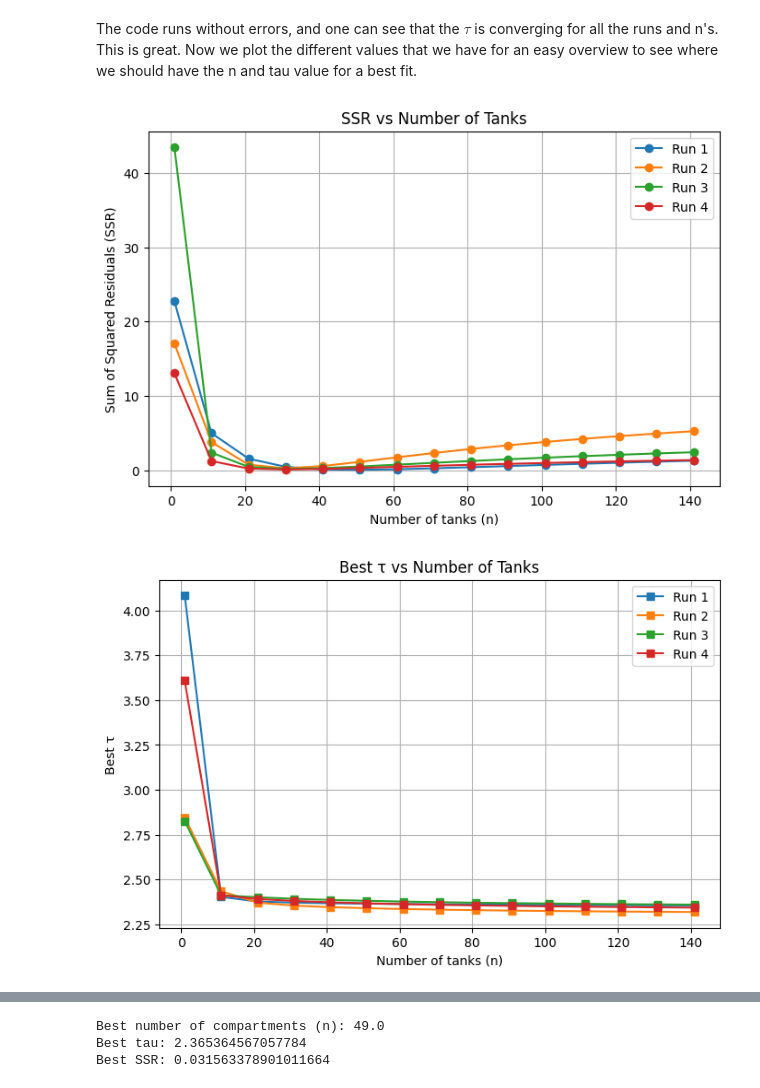
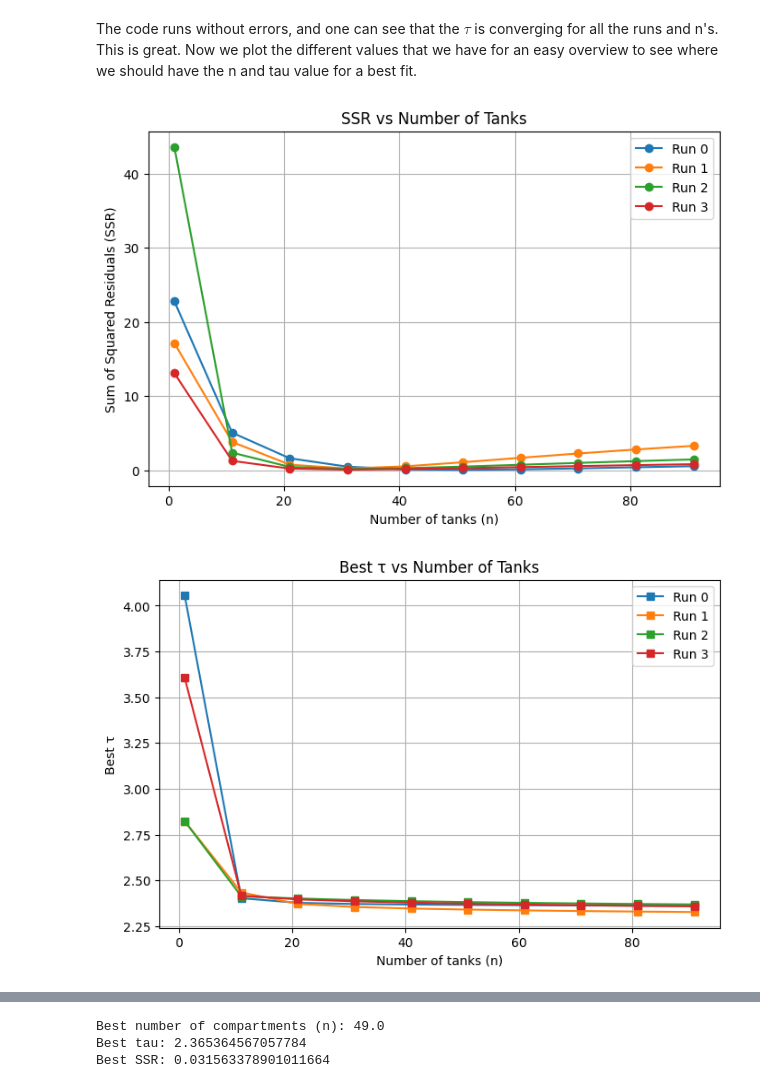
Before and after one commit to MalleBallen/Torgrim-og-Malvin-Gruppeprosjekt, a Jupyter notebook: project3/Project 3_final.ipynb, the cells around one changed output, grey strips where cells are left out. Cells and saved outputs as stored; diff of their text form; code cells hidden in the pictures.

```diff
--- a/project3/Project 3_final.ipynb
+++ b/project3/Project 3_final.ipynb
@@ -308,6 +498,17 @@ import numpy as np
 import matplotlib.pyplot as plt
 
 def read_file(filepath, printing=False):
+    """Read CSV with 'Time' and 'Concentration'. Optionally print estimated flow q (L/min).
+    Parameters
+    ----------
+    filepath : str
+        Path to the CSV file.
+        printing : bool
+
+    Returns:
+    times: times in the file
+    concentrations_out: concentration recordings in the file, corresponding to the times
+    """
 
     data = pd.read_csv(filepath)
     M_inj = 83.333 #grams
@@ -315,11 +516,10 @@ def read_file(filepath, printing=False):
     times = np.array(data['Time'])
     concentrations_out = np.array(data['Concentration'])
 
-    area_under_curve = np.trapezoid(concentrations_out, times)
-
-    q_estimate = M_inj / area_under_curve * 60 /1000  # Convert to L/min
     if printing:
-        print(f"Estimated flow rate q: {q_estimate} L/min")
+        area_under_curve = np.trapezoid(concentrations_out, times)
+        q_estimate = M_inj / area_under_curve * 60 /1000  # Convert to L/min
+        print(f"Estimated flow rate q ≈ {round(q_estimate, 3)} L/min")
     return times, concentrations_out
 
 
@@ -480,7 +681,7 @@ def ssr_derivative(n=3,
         tau: Residence time parameter.
         delta_tau: Small increment for numerical derivative.
         method: ODE solver method ("euler", "rk2", "rk4").
-        h): Time step size for ODE solver.
+        h: Time step size for ODE solver.
         t_init: Initial time.
         t_final: Final time.
         c_in_func (function): Concentration profile function of injection.
@@ -612,7 +813,7 @@ def find_best_n(h=0.02,
                 c_in_func=rect_1s,
                 method= "rk4",
                 filepath=r'data\healthy_rect_1s.csv',
-                n_values=range(1, 150, 10),
+                n_values=range(1, 100, 10),
                 show_err=True):
 
     results = []
@@ -637,11 +838,9 @@ We then run through for some of the different data that we have.
 # %%
 
 best10 = [
-    find_best_n(),
-    find_best_n(t_final=10.0, c_in_func=biphasic, filepath=r'data\healthy_biphasic.csv'),
-    find_best_n(t_final=10.0, c_in_func=rect_3s, filepath=r'data\healthy_rect_3s.csv'),
-    find_best_n(t_final=10.0, c_in_func=ramp_2s, filepath=r'data\healthy_ramp_2s.csv'),
+    find_best_n(method="rk2"),
+    find_best_n(t_final=10.0, c_in_func=biphasic, filepath=r'data\healthy_biphasic.csv', method="rk2"),
+    find_best_n(t_final=10.0, c_in_func=rect_3s, filepath=r'data\healthy_rect_3s.csv', method="rk2"),
+    find_best_n(t_final=10.0, c_in_func=ramp_2s, filepath=r'data\healthy_ramp_2s.csv', method="rk2"),
 ]
-
-df_all = pd.concat(best10, ignore_index=True)
 # %% [output]
@@ -667,26 +866,28 @@ The code runs without errors, and one can see that the $\tau$ is converging for
 # %%
 def plot_best(best10):
     plt.figure(figsize=(8, 5))
-    for i, df in enumerate(best10, start=1):
+    for i, df in enumerate(best10):
         plt.plot(df['n'], df['best_ssr'], marker='o', label=f'Run {i}')
     plt.xlabel('Number of tanks (n)')
     plt.ylabel('Sum of Squared Residuals (SSR)')
     plt.title('SSR vs Number of Tanks')
     plt.grid(True)
     plt.legend()
     plt.show()
 
     # Plot best τ vs n for each DataFrame
     plt.figure(figsize=(8, 5))
-    for i, df in enumerate(best10, start=1):
+    for i, df in enumerate(best10):
         plt.plot(df['n'], df['best_tau'], marker='s', label=f'Run {i}')
     plt.xlabel('Number of tanks (n)')
     plt.ylabel('Best τ')
     plt.title('Best τ vs Number of Tanks')
     plt.grid(True)
     plt.legend()
     plt.show()
 plot_best(best10)
+filtered_best10 = [df[(df["n"] > 1) & (df["n"]<70)] for df in best10]
+plot_best(filtered_best10)
 # %% [output]
-[figure, old version]
+[figure, new version]
-[figure, old version]
+[figure, new version]
```
Also changed, not shown: parts of 27 cells of this notebook, 5 other files.
